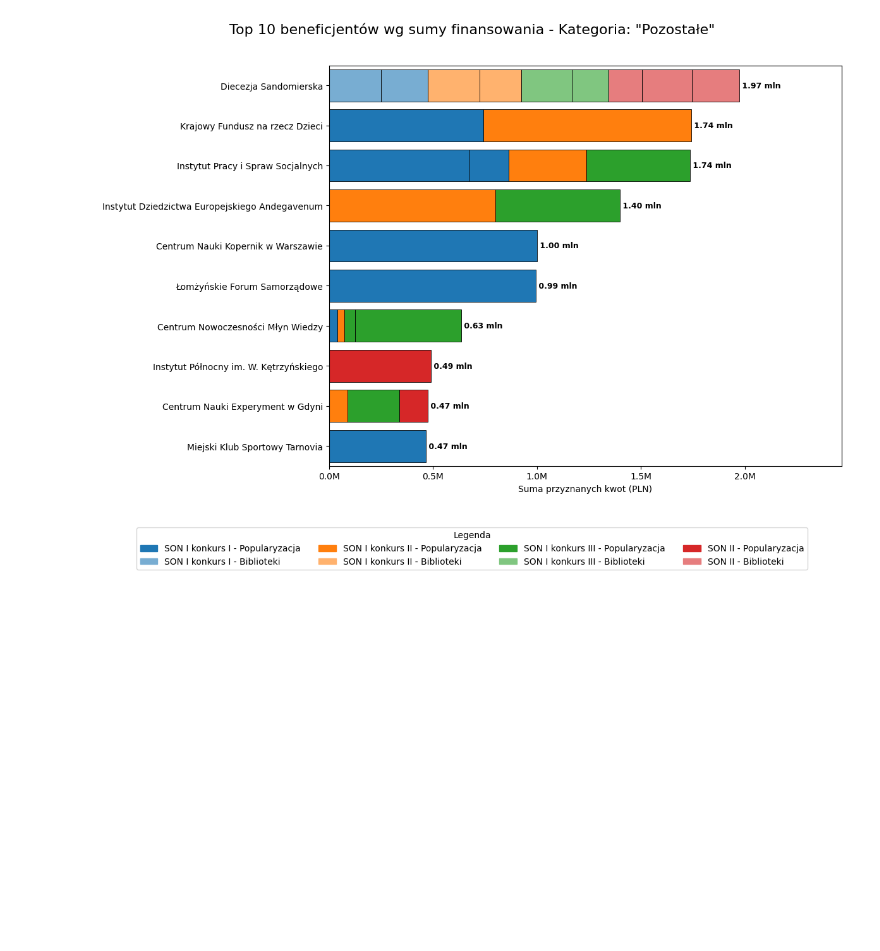
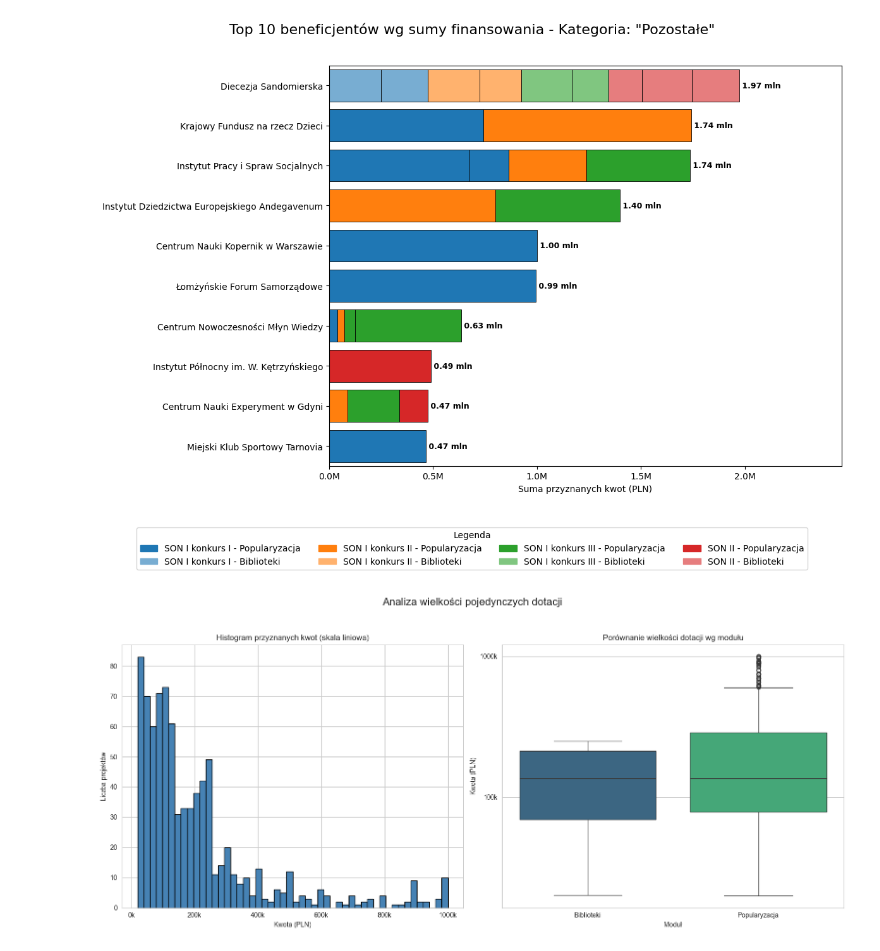
Before and after one commit to purbancz/SONanalysis, a Jupyter notebook: SON_analysis.ipynb, the cells around one changed output. Saved outputs shown, nothing was run; the diff lists cells and outputs as text; code cells hidden in the pictures; blank space fills up the shorter version.

```diff
--- a/SON_analysis.ipynb
+++ b/SON_analysis.ipynb
@@ -1251,3 +976,33 @@ Generowanie wykresu dla kategorii: NGOs...
 [figure]
 Generowanie wykresu dla kategorii: Pozostałe...
 [figure]
+# %%
+import matplotlib.pyplot as plt
+import seaborn as sns
+import numpy as np
+
+sns.set_style("whitegrid")
+
+fig, (ax1, ax2) = plt.subplots(1, 2, figsize=(16, 7))
+fig.suptitle('Analiza wielkości pojedynczych dotacji', fontsize=16, y=1.02)
+
+positive_amounts = df_all[df_all['Kwota_clean'] > 0]['Kwota_clean']
+ax1.hist(positive_amounts, bins=50, color='steelblue', edgecolor='black')
+ax1.set_title('Histogram przyznanych kwot (skala liniowa)')
+ax1.set_xlabel('Kwota (PLN)')
+ax1.set_ylabel('Liczba projektów')
+ax1.xaxis.set_major_formatter(mticker.FuncFormatter(lambda x, p: f'{x/1000:.0f}k'))
+
+
+sns.boxplot(ax=ax2, x='Moduł', y='Kwota_clean', data=df_all, palette='viridis')
+ax2.set_title('Porównanie wielkości dotacji wg modułu')
+ax2.set_xlabel('Moduł')
+ax2.set_ylabel('Kwota (PLN)')
+ax2.set_yscale('log')
+ax2.yaxis.set_major_formatter(mticker.FuncFormatter(lambda y, p: f'{y/1000:.0f}k' if y >= 1000 else f'{y}'))
+
+
+plt.tight_layout(rect=[0, 0, 1, 0.98])
+plt.show()
+# %% [output]
+[figure, added]
```
Also changed, not shown: parts of 23 cells of this notebook.
